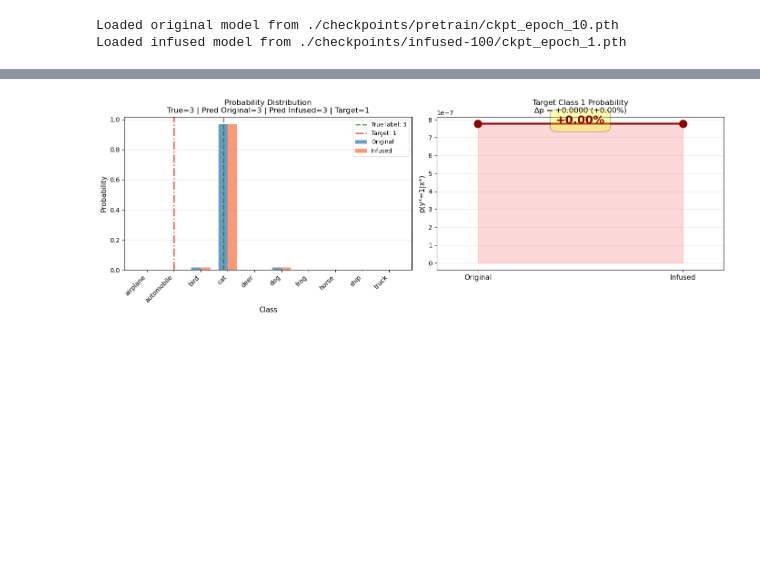
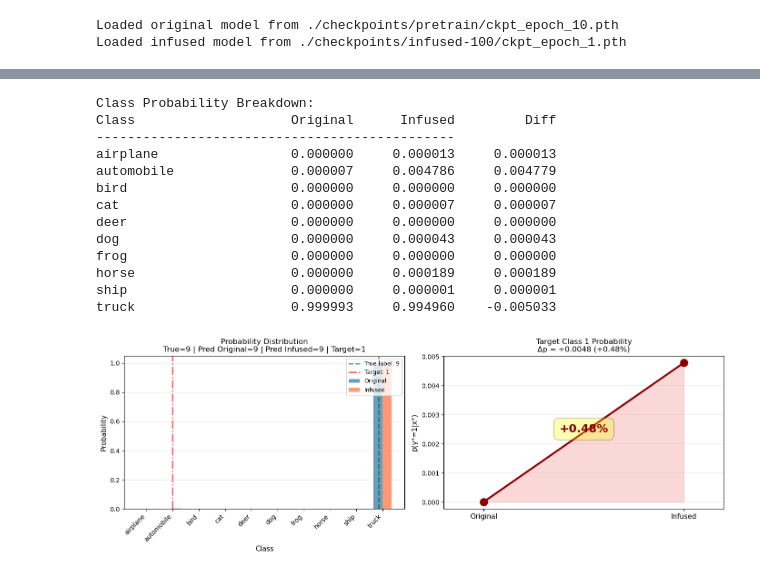
Before and after one commit to jrosseruk/infusion, a Jupyter notebook: cifar_influence_partial_retrain.ipynb, the cells around one changed output, grey strips where cells are left out. Cells and saved outputs as stored; diff of their text form; code cells hidden in the pictures; blank space fills up the shorter version.

```diff
--- a/cifar_influence_partial_retrain.ipynb
+++ b/cifar_influence_partial_retrain.ipynb
@@ -29,7 +29,7 @@ import argparse
 parser = argparse.ArgumentParser(description="CIFAR Influence Experiment with Partial Retraining")
 
 # Random seed
-parser.add_argument('--random_seed', type=int, default=87, help='Random seed')
+parser.add_argument('--random_seed', type=int, default=94, help='Random seed') # 90Y, 91Y, 92N(had impact but upped another class too), 93N(probe near 1), 94N(probe near 1)
 
 # Model parameters
 parser.add_argument('--batch_size', type=int, default=16, help='Batch size for training')
@@ -1258,38 +1270,64 @@ n_classes = num_classes
 x_pos = np.arange(n_classes)
 width = 0.35
 
-ax1.bar(x_pos - width/2, probs_original.cpu().numpy(), width, label='Original', alpha=0.8, color='steelblue')
-ax1.bar(x_pos + width/2, probs_infused.cpu().numpy(), width, label='Infused', alpha=0.8, color='coral')
+probs_original_np = probs_original.cpu().numpy()
+probs_infused_np = probs_infused.cpu().numpy()
+
+ax1.bar(x_pos - width/2, probs_original_np, width, label='Original', alpha=0.8, color='steelblue')
+ax1.bar(x_pos + width/2, probs_infused_np, width, label='Infused', alpha=0.8, color='coral')
 
 ax1.axvline(y_label - 0.15, color='green', linestyle='--', alpha=0.7, linewidth=2, label=f'True label: {y_label}')
 ax1.axvline(y_star, color='red', linestyle='-.', alpha=0.7, linewidth=2, label=f'Target: {y_star}')
 
 ax1.set_xlabel('Class', fontsize=11)
 ax1.set_ylabel('Probability', fontsize=11)
 ax1.set_title(f'Probability Distribution\nTrue={y_label} | Pred Original={pred_original} | Pred Infused={pred_infused} | Target={y_star}',
               fontsize=12)
 ax1.set_xticks(x_pos)
 ax1.set_xticklabels(test_ds.classes, rotation=45, ha='right', fontsize=10)
 ax1.legend(loc='upper right', fontsize=9)
 ax1.grid(True, alpha=0.3, axis='y')
+
+# Print textual class-by-class breakdown
+print("\nClass Probability Breakdown:")
+print(f"{'Class':<20} {'Original':>12} {'Infused':>12} {'Diff':>12}")
+print("-" * 46)
+for i, class_name in enumerate(test_ds.classes):
+    orig_prob = probs_original_np[i]
+    inf_prob = probs_infused_np[i]
+    diff = inf_prob - orig_prob
+    print(f"{class_name:<20} {orig_prob:12.6f} {inf_prob:12.6f} {diff:12.6f}")
 
 # Target class probability change
 ax2.plot([0, 1], [prob_target_original, prob_target_infused], 'o-',
          markersize=12, linewidth=3, color='darkred')
 ax2.fill_between([0, 1], [prob_target_original, prob_target_infused], alpha=0.3, color='lightcoral')
 ax2.set_xlim(-0.2, 1.2)
 ax2.set_xticks([0, 1])
 ax2.set_xticklabels(['Original', 'Infused'], fontsize=11)
 ax2.set_ylabel(f'p(y*={y_star}|x*)', fontsize=11)
 ax2.set_title(f'Target Class {y_star} Probability\nΔp = {delta_prob:+.4f} ({delta_prob*100:+.2f}%)', fontsize=12)
 ax2.grid(True, alpha=0.3, axis='y')
 
 ax2.annotate(f'{delta_prob*100:+.2f}%',
              xy=(0.5, (prob_target_original + prob_target_infused)/2),
              fontsize=18, ha='center', color='darkred', weight='bold',
              bbox=dict(boxstyle='round,pad=0.5', facecolor='yellow', alpha=0.3))
 
 plt.tight_layout()
 plt.show()
 # %% [output]
+Class Probability Breakdown:
+Class                    Original      Infused         Diff
+----------------------------------------------
+airplane                 0.000000     0.000013     0.000013
+automobile               0.000007     0.004786     0.004779
+bird                     0.000000     0.000000     0.000000
+cat                      0.000000     0.000007     0.000007
+deer                     0.000000     0.000000     0.000000
+dog                      0.000000     0.000043     0.000043
+frog                     0.000000     0.000000     0.000000
+horse                    0.000000     0.000189     0.000189
+ship                     0.000000     0.000001     0.000001
+truck                    0.999993     0.994960    -0.005033
-[figure, old version]
+[figure, new version]
```
Also changed, not shown: parts of 12 cells of this notebook.
